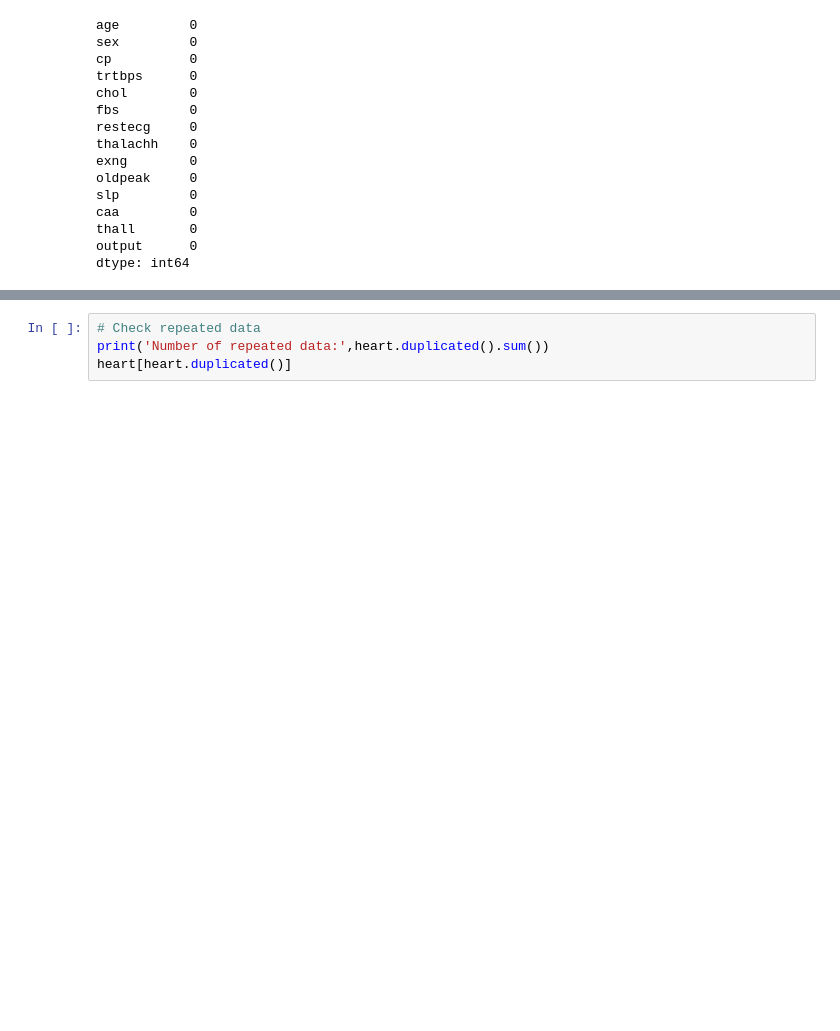
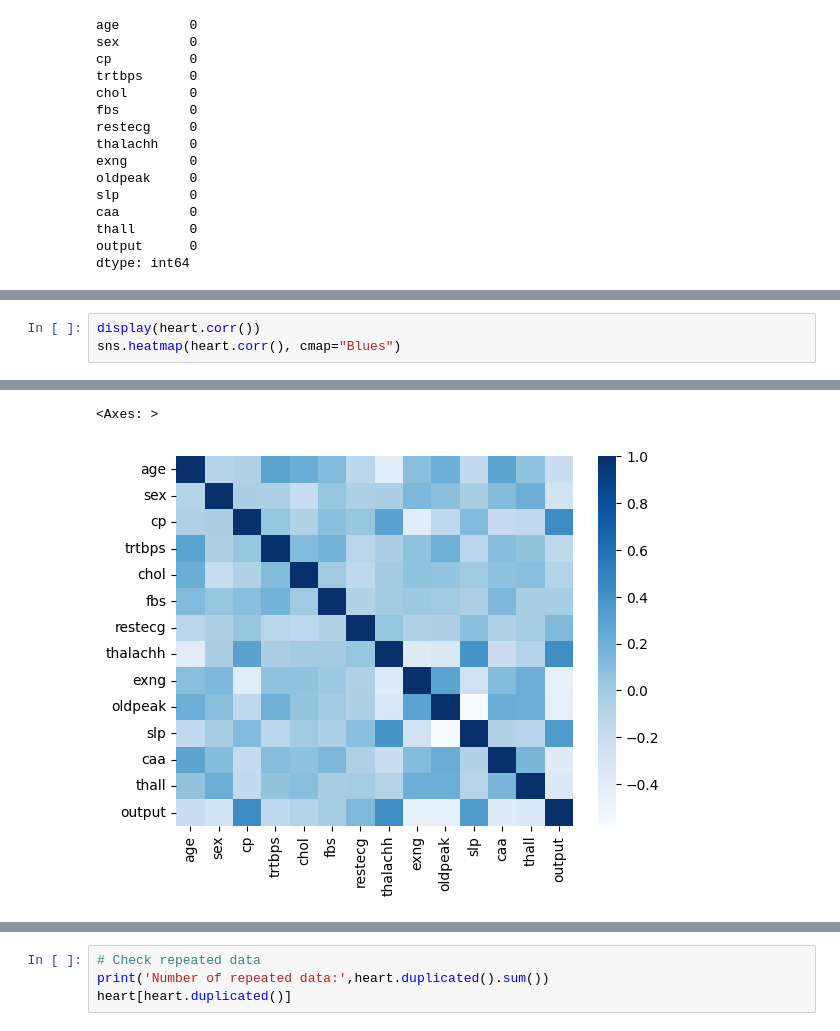
Before and after one commit to zoezhousy/Kaggle_Heart_Attack_Analysis_Prediction, a Jupyter notebook: heart-attack-prediction.ipynb, the cells around one changed output, grey strips where cells are left out. Cells and saved outputs as stored; diff of their text form; blank space fills up the shorter version.

```diff
--- a/heart-attack-prediction.ipynb
+++ b/heart-attack-prediction.ipynb
@@ -133,0 +166,4 @@ dtype: int64
+# %%
+display(heart.corr())
+sns.heatmap(heart.corr(), cmap="Blues")
+# %% [output]
@@ -133,0 +185,2 @@ dtype: int64
+<Axes: >
+[figure, added]
```
Also changed, not shown: parts of 39 cells of this notebook.
